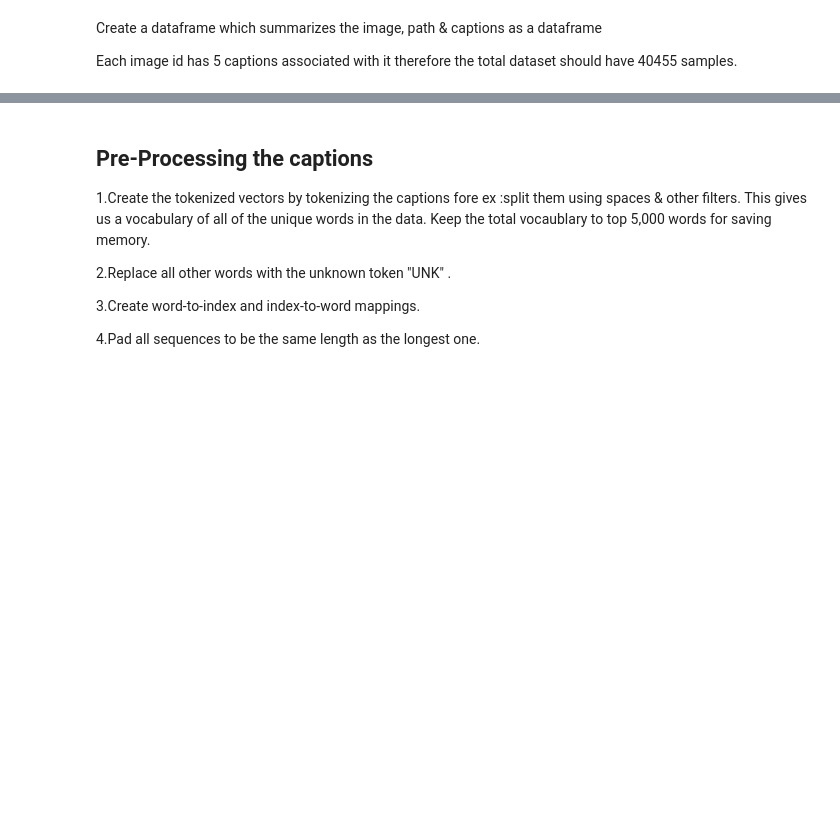
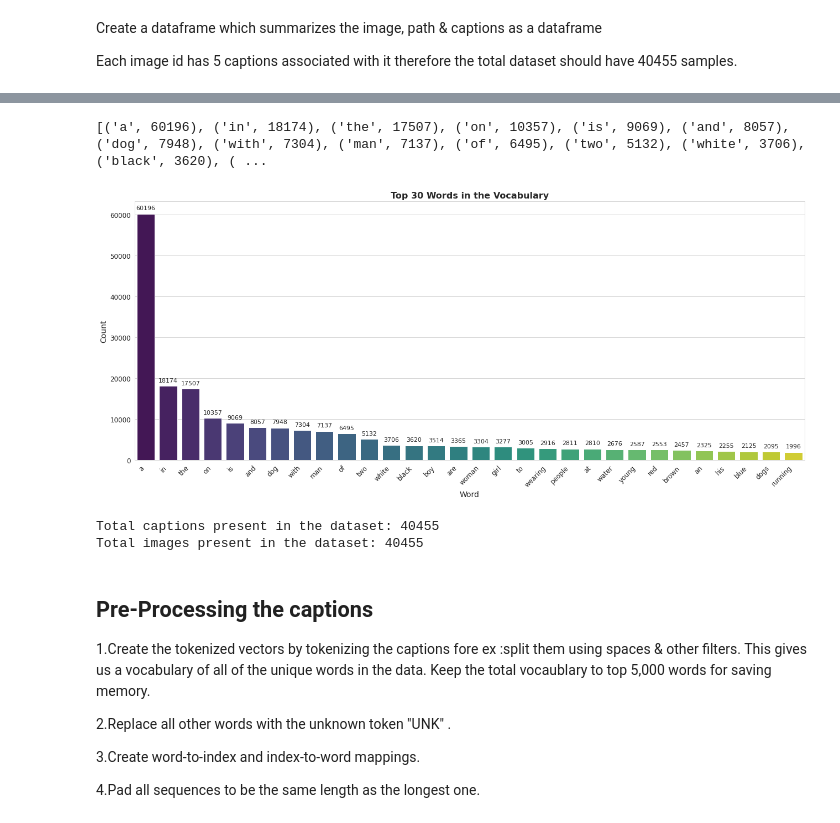
Before and after one commit to hannahabraham/ai-ml-pgp-projects-handson, a Jupyter notebook: capstone/eye-for-the-blind/Eye_for_Blind_Hannah_Abraham.ipynb, the cells around one changed output, grey strips where cells are left out. Drawn from its saved outputs; the diff is of its cells as text; code cells hidden in the pictures; blank space fills up the shorter version.

```diff
--- a/capstone/eye-for-the-blind/Eye_for_Blind_Hannah_Abraham.ipynb
+++ b/capstone/eye-for-the-blind/Eye_for_Blind_Hannah_Abraham.ipynb
@@ -55,0 +232,45 @@ df
+# %%
+# Create the vocabulary & the counter for the captions
+# Tokenize and build vocabulary
+vocabulary = [word.lower() for line in annotations for word in line.split()]
+
+# Count word frequencies
+val_count = Counter(vocabulary)
+
+# View top 30 most common words
+top_30 = val_count.most_common(30)
+print(top_30)
+# %% [output]
+[('a', 60196), ('in', 18174), ('the', 17507), ('on', 10357), ('is', 9069), ('and', 8057), ('dog', 7948), ('with', 7304), ('man', 7137), ('of', 6495), ('two', 5132), ('white', 3706), ('black', 3620), ( ...
+# %%
+# Visualise the top 30 occuring words in the captions
+# Extracting top 30 most common words and their counts
+top30 = val_count.most_common(30)
+words, counts = zip(*top30)
+
+# Plotting
+plt.figure(figsize=(18,8))
+sns.set_style("whitegrid")
+plot = sns.barplot(x=list(words), y=list(counts), palette='viridis')
+
+# Setting title and labels
+plt.title('Top 30 Words in the Vocabulary', fontsize=16, weight='bold')
+plt.xlabel('Word', fontsize=14)
+plt.ylabel('Count', fontsize=14)
+plt.xticks(rotation=45, ha='right', fontsize=12)
+plt.yticks(fontsize=12)
+
+# Annotate each bar with its count
+for bar in plot.patches:
+    height = int(bar.get_height())
+    plot.annotate(f'{height}',
+                 (bar.get_x() + bar.get_width() / 2. , height),
+                 ha='center', va='bottom',
+                 xytext=(0,5),
+                 textcoords='offset points',
+                 fontsize=11)
+
+plt.tight_layout()
+plt.show()
+# %% [output]
+[figure, added]
@@ -56,11 +297,12 @@ df
 # %%
 #Create a list which contains all the captions
-annotations=#write your code here
-
-#add the <start> & <end> token to all those captions as well
+annotations= ['<start>' + ' ' + line + ' ' + '<end>' for line in annotations]
 
 #Create a list which contains all the path to the images
-all_img_path=#write your code here
+all_img_path = all_img_vector
 
 print("Total captions present in the dataset: "+ str(len(annotations)))
 print("Total images present in the dataset: " + str(len(all_img_path)))
+# %% [output]
+Total captions present in the dataset: 40455
+Total images present in the dataset: 40455
```
Also changed, not shown: parts of 54 cells of this notebook.
